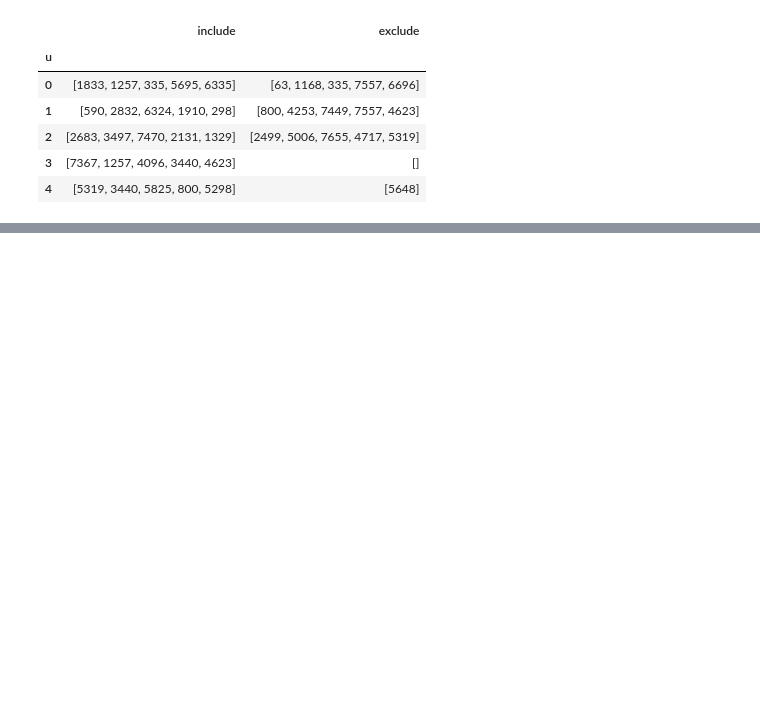
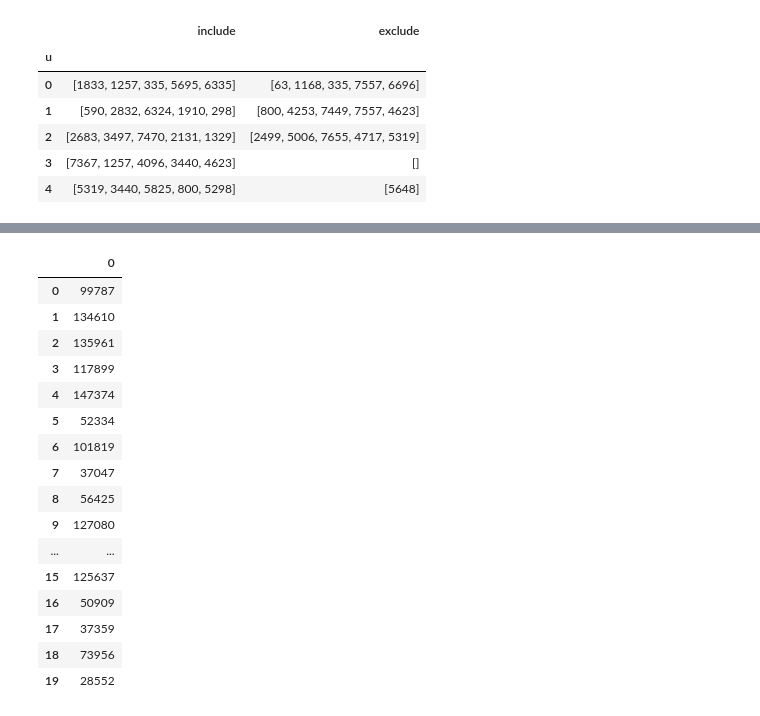
Before and after one commit to rach-rgb/food-recommendation-w-constraints, a Jupyter notebook: notebooks/constraint.ipynb, the cells around one changed output, grey strips where cells are left out. Cells and saved outputs as stored; diff of their text form; code cells hidden in the pictures; blank space fills up the shorter version.

Commit message:
add: sample food data

```diff
--- a/notebooks/constraint.ipynb
+++ b/notebooks/constraint.ipynb
@@ -218,0 +226,11 @@ nutr_const.to_csv('../data/nutr_const.csv', index = False)
+# %%
+appear = [0] * len(recipe_data)
+# %%
+for index, row in user_data.iterrows():
+    for x in range (0, len(row['items'])):
+        item_id = int(row['items'][x])
+        appear[item_id] = appear[item_id] + 1
+# %%
+food_count_data = pd.DataFrame(appear)
+food_count_data.sort_values(by = 0, ascending = False, inplace = True)
+food_count_data.head()
@@ -218,0 +244,3 @@ nutr_const.to_csv('../data/nutr_const.csv', index = False)
+# %%
+food_list = food_count_data.head(food_count).index.values.tolist()
+food_list
@@ -218,0 +268,21 @@ nutr_const.to_csv('../data/nutr_const.csv', index = False)
+# %%
+food_list_data = pd.DataFrame(food_list)
+food_list_data
+# %% [output]
+|  | 0 |
+| 0 | 99787 |
+| 1 | 134610 |
+| 2 | 135961 |
+| 3 | 117899 |
+| 4 | 147374 |
+| 5 | 52334 |
+| 6 | 101819 |
+| 7 | 37047 |
+| 8 | 56425 |
+| 9 | 127080 |
+| ... | ... |
+| 15 | 125637 |
+| 16 | 50909 |
+| 17 | 37359 |
+| 18 | 73956 |
+| 19 | 28552 |
```
Also changed, not shown: parts of 12 cells of this notebook, 1 other file.
